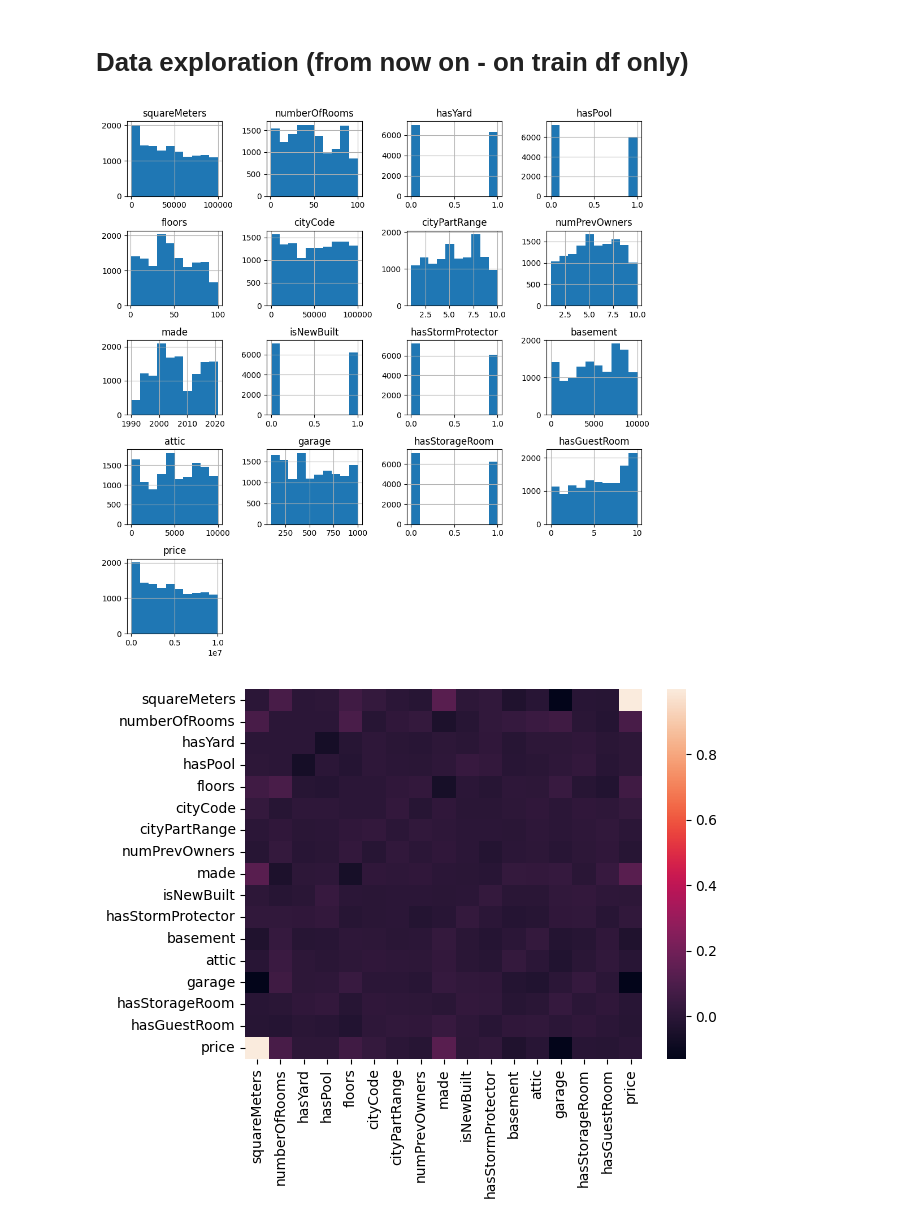
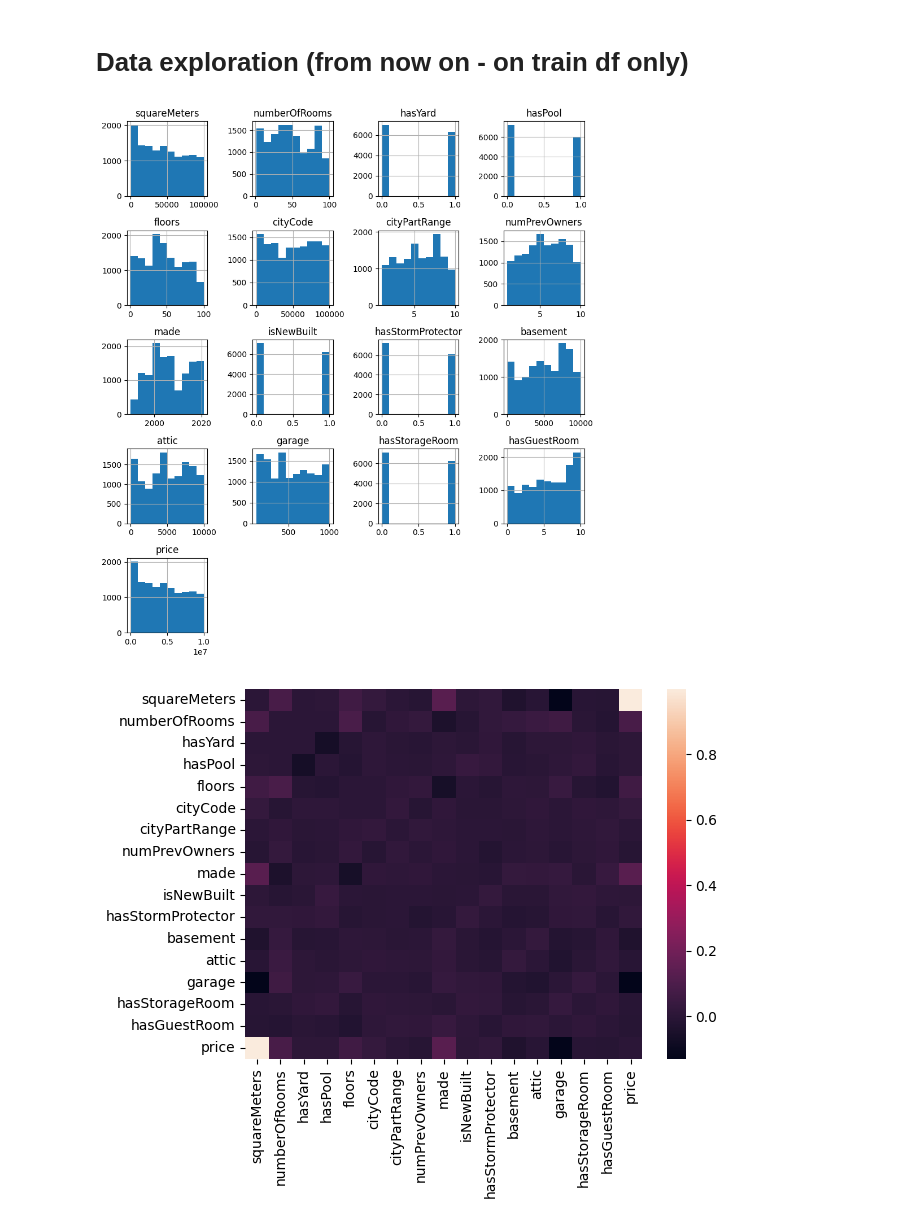
Before and after one commit to PashaIanko/Kaggle.ParisHousingPrices, a Jupyter notebook: 1_data_exploration.ipynb, the cells around one changed output. Cells and saved outputs as stored; diff of their text form; code cells hidden in the pictures.

```diff
--- a/1_data_exploration.ipynb
+++ b/1_data_exploration.ipynb
@@ -305,10 +308,10 @@ Visualizing datasets distributions
 # %% [markdown]
 # Data exploration (from now on - on train df only)
 # %%
-_ = df_train.hist(figsize=(10, 10))
+_ = df_train.hist(figsize=(9, 10))
 plt.tight_layout()
 # %% [output]
-[figure, old version]
+[figure, new version]
 # %%
 from sklearn_utils import plot_correlation_matrix
 
```
Also changed, not shown: parts of 14 cells of this notebook.
